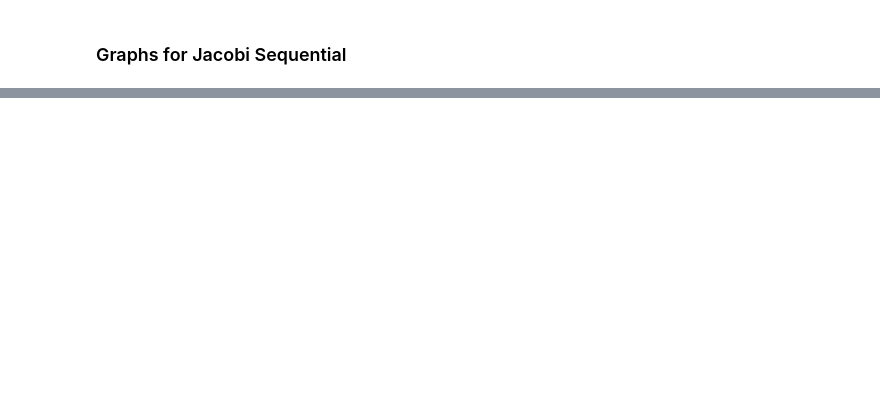
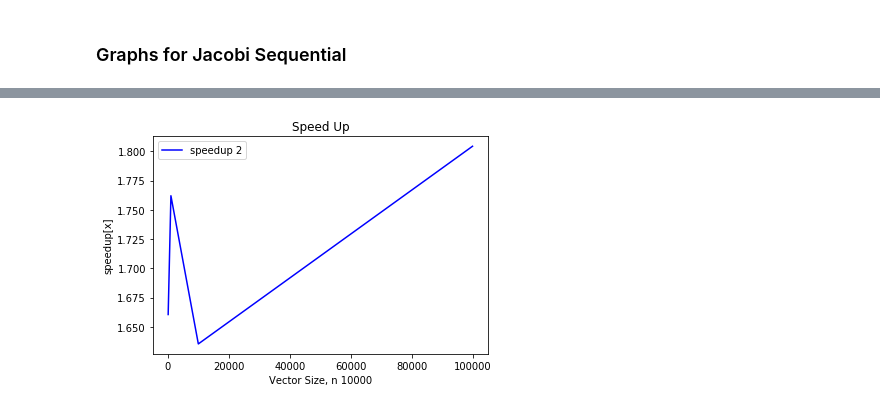
Before and after one commit to carlos4rias/HPC, a Jupyter notebook: Homeworks/Jacobi/graphs.ipynb, the cells around one changed output, grey strips where cells are left out. Saved outputs shown, nothing was run; the diff lists cells and outputs as text; code cells hidden in the pictures; blank space fills up the shorter version.

```diff
--- a/Homeworks/Jacobi/graphs.ipynb
+++ b/Homeworks/Jacobi/graphs.ipynb
@@ -258,0 +263,9 @@ for i in range(4):
+# %%
+plt.plot(steps,speedup[2], colors[2],label=('speedup {}'.format(2)))
+plt.xlabel('Vector Size, n {}'.format(steps[2]))
+plt.ylabel('speedup[x]')
+plt.legend(loc='upper left')
+plt.title("Speed Up")
+plt.show()
+# %% [output]
+[figure, added]
```
Also changed, not shown: parts of 14 cells of this notebook, 1 other file.
